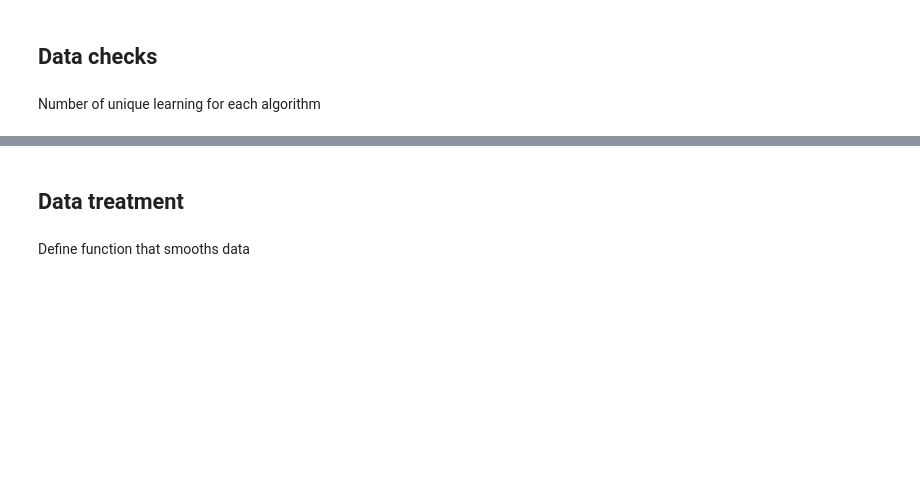
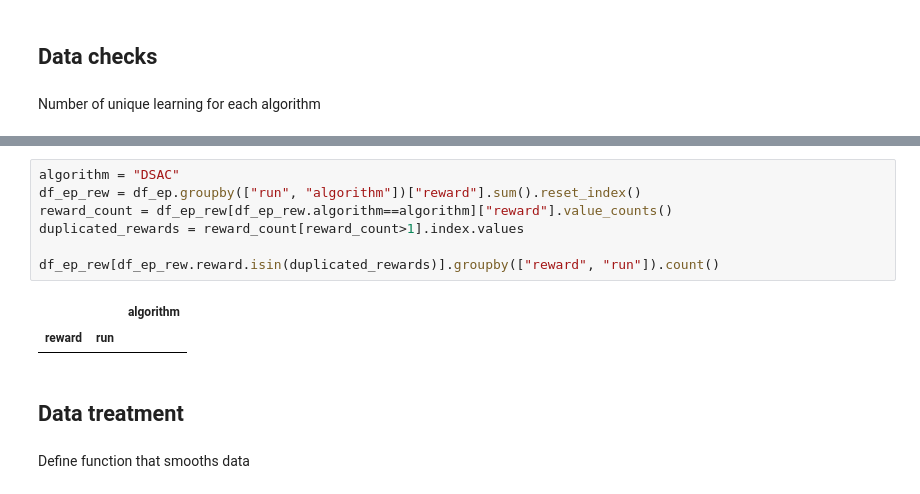
Before and after one commit to iamlucasvieira/HybridRL-FlightControl, a Jupyter notebook: notebooks/best_algorithm.ipynb, the cells around one changed output, grey strips where cells are left out. Drawn from its saved outputs; the diff is of its cells as text; blank space fills up the shorter version.

```diff
--- a/notebooks/best_algorithm.ipynb
+++ b/notebooks/best_algorithm.ipynb
@@ -40,4 +41,14 @@ TD3     30
 dtype: int64
+# %%
+algorithm = "DSAC"
+df_ep_rew = df_ep.groupby(["run", "algorithm"])["reward"].sum().reset_index()
+reward_count = df_ep_rew[df_ep_rew.algorithm==algorithm]["reward"].value_counts()
+duplicated_rewards = reward_count[reward_count>1].index.values
+
+df_ep_rew[df_ep_rew.reward.isin(duplicated_rewards)].groupby(["reward", "run"]).count()
+# %% [output]
+|  |  | algorithm |
+| reward | run |  |
 # %% [markdown]
 ## Data treatment
 # %% [markdown]
```
Also changed, not shown: parts of 12 cells of this notebook, 10 other files.
